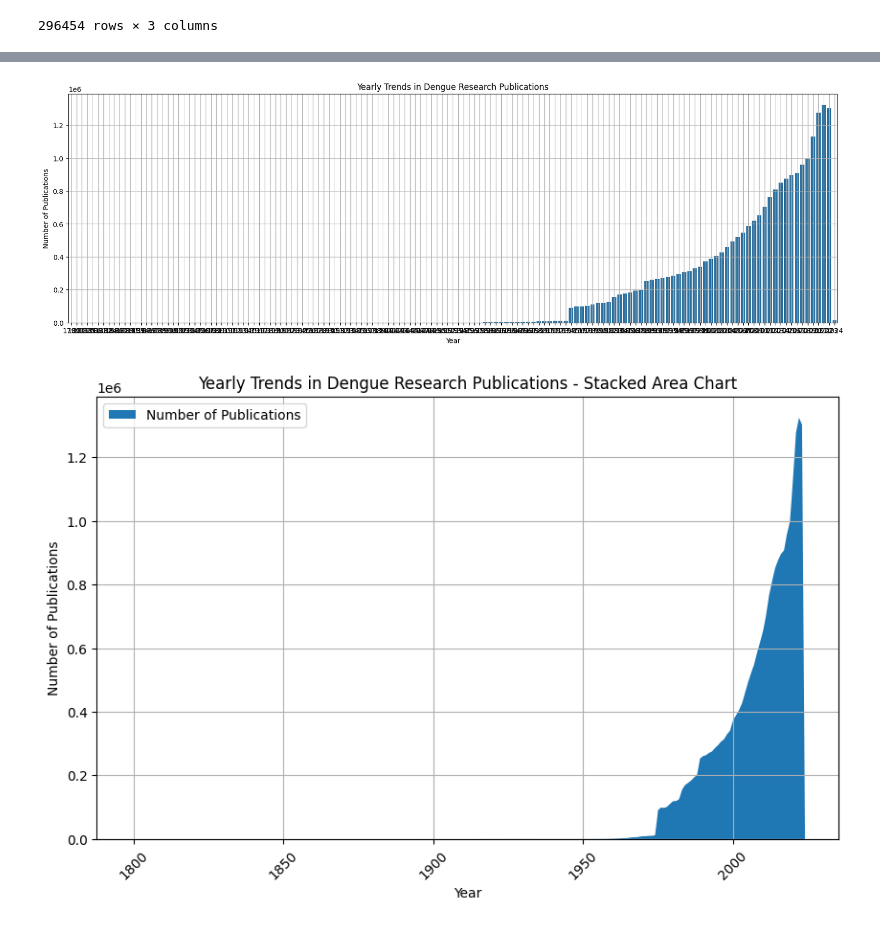
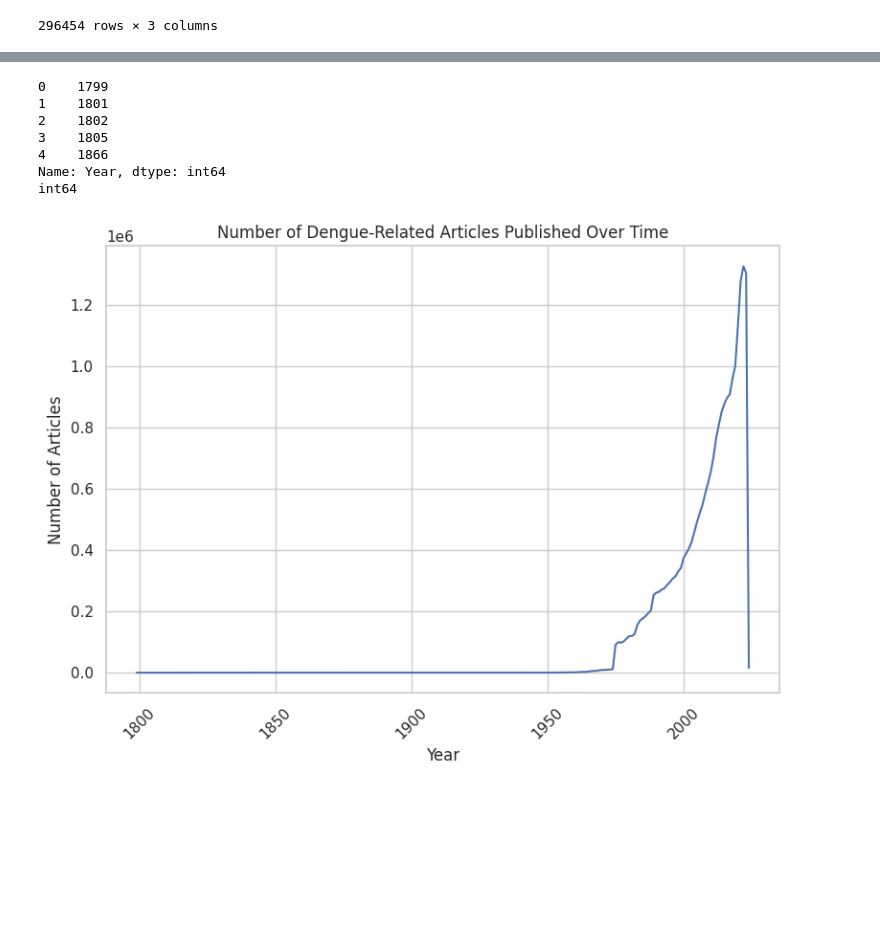
Before and after one commit to gnc506/Skills_Assessment, a Jupyter notebook: Skills_Assessment_2.ipynb, the cells around one changed output, grey strips where cells are left out. Drawn from its saved outputs; the diff is of its cells as text; code cells hidden in the pictures; blank space fills up the shorter version.

```diff
--- a/Skills_Assessment_2.ipynb
+++ b/Skills_Assessment_2.ipynb
@@ -286,0 +258,17 @@ plt.show()
+# %%
+import matplotlib.pyplot as plt
+import seaborn as sns
+
+# Setting the aesthetic style of the plots
+sns.set(style="whitegrid")
+
+# Plotting the number of papers published over time
+plt.figure(figsize=(8, 6))
+sns.lineplot(data=paper_count_data, x="Year", y="Count")
+plt.title("Number of Dengue-Related Articles Published Over Time")
+plt.xlabel("Year")
+plt.ylabel("Number of Articles")
+plt.xticks(rotation=45)
+plt.tight_layout()
+
+plt.show()
@@ -325,38 +380,30 @@ fig.show()
 # %%
+# Check the first few rows of the 'Year' column
+print(paper_count_data['Year'].head())
+
+# Check the data type of the 'Year' column
+print(paper_count_data['Year'].dtype)
+
+# Convert 'Year' to integer
+paper_count_data['Year'] = paper_count_data['Year'].astype(int)
 import matplotlib.pyplot as plt
 import seaborn as sns
-import pandas as pd
 
-# Assuming paper_counts_data is your DataFrame and it's already loaded
-# Create a bar chart
-plt.figure(figsize=(20, 6))
-sns.barplot(data=paper_count_data, x='Year', y='Count')
-plt.title('Yearly Trends in Dengue Research Publications')
-plt.xlabel('Year')
-plt.ylabel('Number of Publications')
-plt.xticks(rotation=0)
-plt.grid(True)
+sns.set(style="whitegrid")
+plt.figure(figsize=(8, 6))
+sns.lineplot(data=paper_count_data, x="Year", y="Count")
+plt.title("Number of Dengue-Related Articles Published Over Time")
+plt.xlabel("Year")
+plt.ylabel("Number of Articles")
+plt.xticks(rotation=45)
+plt.tight_layout()
 plt.show()
 # %% [output]
+0    1799
+1    1801
+2    1802
+3    1805
+4    1866
+Name: Year, dtype: int64
+int64
-[figure, old version]
+[figure, new version]
-# %%
-import matplotlib.pyplot as plt
-import pandas as pd
-
-# Assuming paper_counts_data is your DataFrame and it's already loaded
-# Prepare data for a stacked area chart
-years = paper_count_data['Year']
-counts = paper_count_data['Count']
-
-# Create a stacked area chart
-plt.figure(figsize=(10, 6))
-plt.stackplot(years, counts, labels=['Number of Publications'])
-plt.title('Yearly Trends in Dengue Research Publications - Stacked Area Chart')
-plt.xlabel('Year')
-plt.ylabel('Number of Publications')
-plt.xticks(rotation=45)
-plt.legend(loc='upper left')
-plt.grid(True)
-plt.show()
-# %% [output]
-[figure, removed]
```
Also changed, not shown: parts of 16 cells of this notebook.
